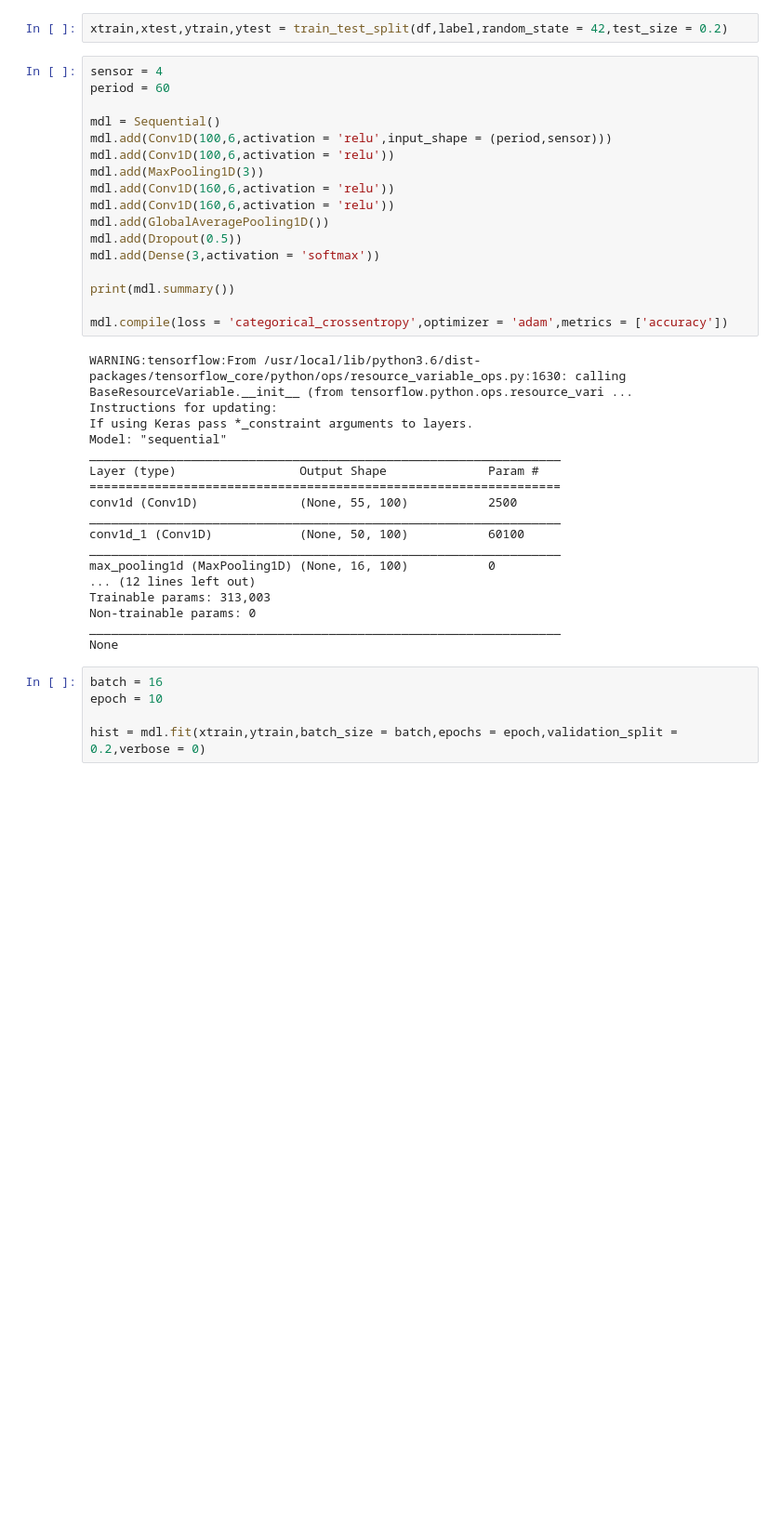
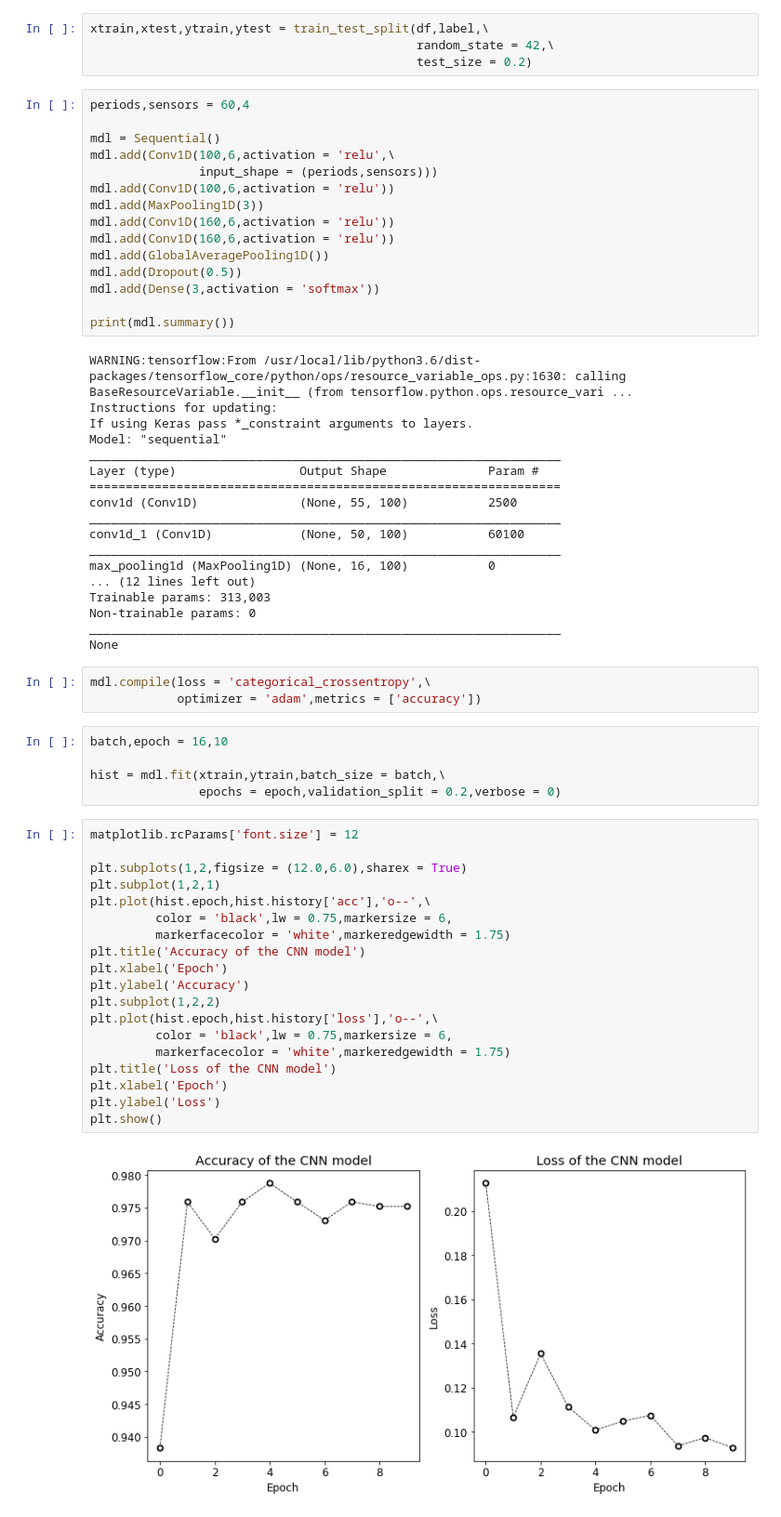
Before and after one commit to luishpinto/cm-hydraulic-data-set, a Jupyter notebook: cnn_1d.ipynb, the cells around one changed output. Shown: that part at 93% size. Drawn from its saved outputs; the diff is of its cells as text; blank space fills up the shorter version.

```diff
--- a/cnn_1d.ipynb
+++ b/cnn_1d.ipynb
@@ -61,11 +104,13 @@ Label shape = (2205, 3)
 # %%
-xtrain,xtest,ytrain,ytest = train_test_split(df,label,random_state = 42,test_size = 0.2)
+xtrain,xtest,ytrain,ytest = train_test_split(df,label,\
+                                             random_state = 42,\
+                                             test_size = 0.2)
 # %%
-sensor = 4
-period = 60
+periods,sensors = 60,4
 
 mdl = Sequential()
-mdl.add(Conv1D(100,6,activation = 'relu',input_shape = (period,sensor)))
+mdl.add(Conv1D(100,6,activation = 'relu',\
+               input_shape = (periods,sensors)))
 mdl.add(Conv1D(100,6,activation = 'relu'))
 mdl.add(MaxPooling1D(3))
 mdl.add(Conv1D(160,6,activation = 'relu'))
@@ -75,8 +120,6 @@ mdl.add(Dropout(0.5))
 mdl.add(Dense(3,activation = 'softmax'))
 
 print(mdl.summary())
-
-mdl.compile(loss = 'categorical_crossentropy',optimizer = 'adam',metrics = ['accuracy'])
 # %% [output]
 WARNING:tensorflow:From /usr/local/lib/python3.6/dist-packages/tensorflow_core/python/ops/resource_variable_ops.py:1630: calling BaseResourceVariable.__init__ (from tensorflow.python.ops.resource_vari ...
 Instructions for updating:
@@ -95,11 +138,35 @@ Trainable params: 313,003
 Non-trainable params: 0
 _________________________________________________________________
 None
+# %%
+mdl.compile(loss = 'categorical_crossentropy',\
+            optimizer = 'adam',metrics = ['accuracy'])
 # %%
-batch = 16
-epoch = 10
+batch,epoch = 16,10
 
-hist = mdl.fit(xtrain,ytrain,batch_size = batch,epochs = epoch,validation_split = 0.2,verbose = 0)
+hist = mdl.fit(xtrain,ytrain,batch_size = batch,\
+               epochs = epoch,validation_split = 0.2,verbose = 0)
+# %%
+matplotlib.rcParams['font.size'] = 12
+
+plt.subplots(1,2,figsize = (12.0,6.0),sharex = True)
+plt.subplot(1,2,1)
+plt.plot(hist.epoch,hist.history['acc'],'o--',\
+         color = 'black',lw = 0.75,markersize = 6,
+         markerfacecolor = 'white',markeredgewidth = 1.75)
+plt.title('Accuracy of the CNN model')
+plt.xlabel('Epoch')
+plt.ylabel('Accuracy')
+plt.subplot(1,2,2)
+plt.plot(hist.epoch,hist.history['loss'],'o--',\
+         color = 'black',lw = 0.75,markersize = 6,
+         markerfacecolor = 'white',markeredgewidth = 1.75)
+plt.title('Loss of the CNN model')
+plt.xlabel('Epoch')
+plt.ylabel('Loss')
+plt.show()
+# %% [output]
+[figure, added]
 # %%
 print(mdl.evaluate(xtest,ytest,verbose = 2))
 # %% [output]
```
Also changed, not shown: parts of 14 cells of this notebook.
